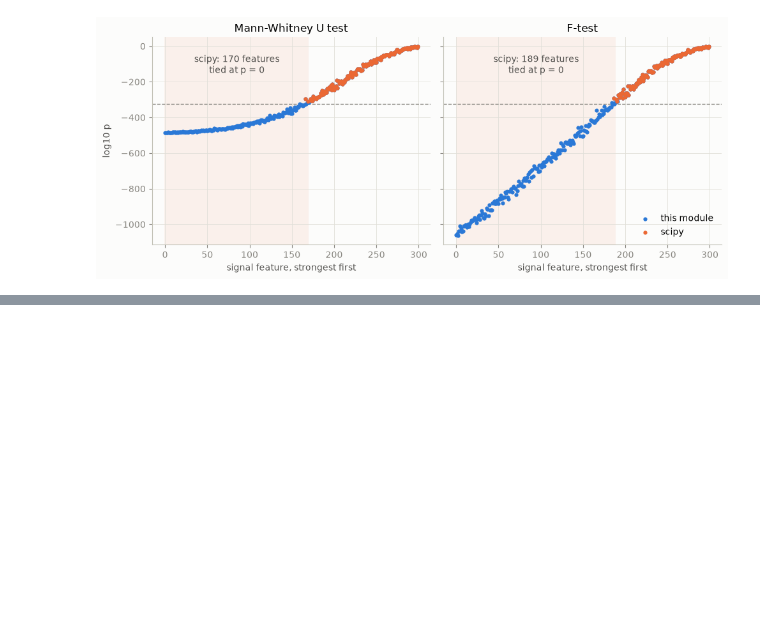
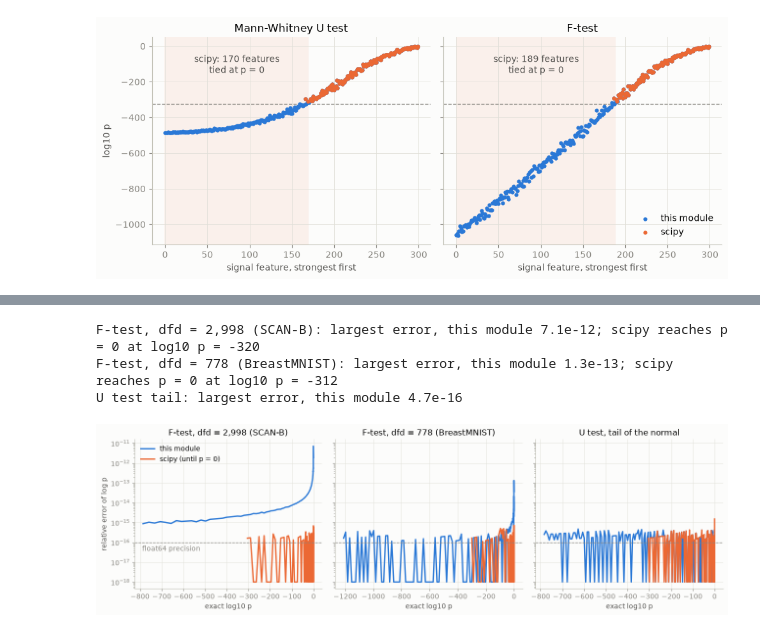
Before and after one commit to drormeir/featsel, a Jupyter notebook: featsel/selectors/log_pvalue/demos/tutorial.ipynb, the cells around one changed output, grey strips where cells are left out. Cells and saved outputs as stored; diff of their text form; code cells hidden in the pictures; blank space fills up the shorter version.

```diff
--- a/featsel/selectors/log_pvalue/demos/tutorial.ipynb
+++ b/featsel/selectors/log_pvalue/demos/tutorial.ipynb
@@ -207,0 +294,59 @@ F-test: scipy gives p = 0 to 189 features; distinct values among them here: 189
+# %%
+import mpmath
+from scipy.stats import norm
+
+mpmath.mp.dps = 50
+EPS_FLOOR = 1e-18   # where a zero error is drawn
+
+
+def exact_log_f_sf(f, dfn, dfd):
+    x = mpmath.mpf(dfd) / (dfd + dfn * mpmath.mpf(f))
+    return float(mpmath.log(mpmath.betainc(mpmath.mpf(dfd) / 2, mpmath.mpf(dfn) / 2,
+                                           0, x, regularized=True)))
+
+
+def rel_error(computed, exact):
+    err = np.abs(computed - exact) / np.abs(exact)
+    return np.maximum(err, EPS_FLOOR)
+
+
+fig, axes = plt.subplots(1, 3, figsize=(13, 4), sharey=True)
+for ax, dfd_case, label in [(axes[0], 2998, 'F-test, dfd = 2,998 (SCAN-B)'),
+                            (axes[1], 778, 'F-test, dfd = 778 (BreastMNIST)')]:
+    f_values = np.geomspace(0.05, 7000 if dfd_case == 2998 else 1e6, 200)
+    exact = np.array([exact_log_f_sf(f, 1, dfd_case) for f in f_values])
+    ours = log_f_sf(f_values, 1, dfd_case)
+    with np.errstate(divide='ignore'):
+        ref = f_dist.logsf(f_values, 1, dfd_case)
+    finite = np.isfinite(ref)
+    ax.plot(exact / LOG10, rel_error(ours, exact), color=OURS, label='this module')
+    ax.plot(exact[finite] / LOG10, rel_error(ref[finite], exact[finite]), color=SCIPY,
+            label='scipy (until p = 0)')
+    ax.set(title=label, xlabel='exact log10 p', yscale='log')
+    print(f'{label}: largest error, this module {rel_error(ours, exact).max():.1e}; '
+          f'scipy reaches p = 0 at log10 p = {exact[~finite][0] / LOG10:.0f}')
+
+z = np.linspace(0.01, 60, 200)
+exact = np.array([float(mpmath.log(mpmath.erfc(mpmath.mpf(v) / mpmath.sqrt(2))))
+                  for v in z])
+ours = np.log(2) + norm.logsf(z)          # what log_mannwhitneyu computes from z
+with np.errstate(divide='ignore'):
+    ref = np.log(2 * norm.sf(z))          # scipy's p, then its log
+finite = np.isfinite(ref)
+axes[2].plot(exact / LOG10, rel_error(ours, exact), color=OURS, label='this module')
+axes[2].plot(exact[finite] / LOG10, rel_error(ref[finite], exact[finite]), color=SCIPY,
+             label='scipy (until p = 0)')
+axes[2].set(title='U test, tail of the normal', xlabel='exact log10 p', yscale='log')
+print(f'U test tail: largest error, this module {rel_error(ours, exact).max():.1e}')
+
+axes[0].set_ylabel('relative error of log p')
+axes[0].legend(loc='upper left')
+for ax in axes:
+    ax.axhline(1e-16, color='#898781', linewidth=1, linestyle='--')
+axes[0].text(-790, 7e-17, 'float64 precision', color='#898781', va='top')
+fig.tight_layout()
+# %% [output]
+F-test, dfd = 2,998 (SCAN-B): largest error, this module 7.1e-12; scipy reaches p = 0 at log10 p = -320
+F-test, dfd = 778 (BreastMNIST): largest error, this module 1.3e-13; scipy reaches p = 0 at log10 p = -312
+U test tail: largest error, this module 4.7e-16
+[figure, added]
```
Also changed, not shown: parts of 4 cells of this notebook, 5 other files.
